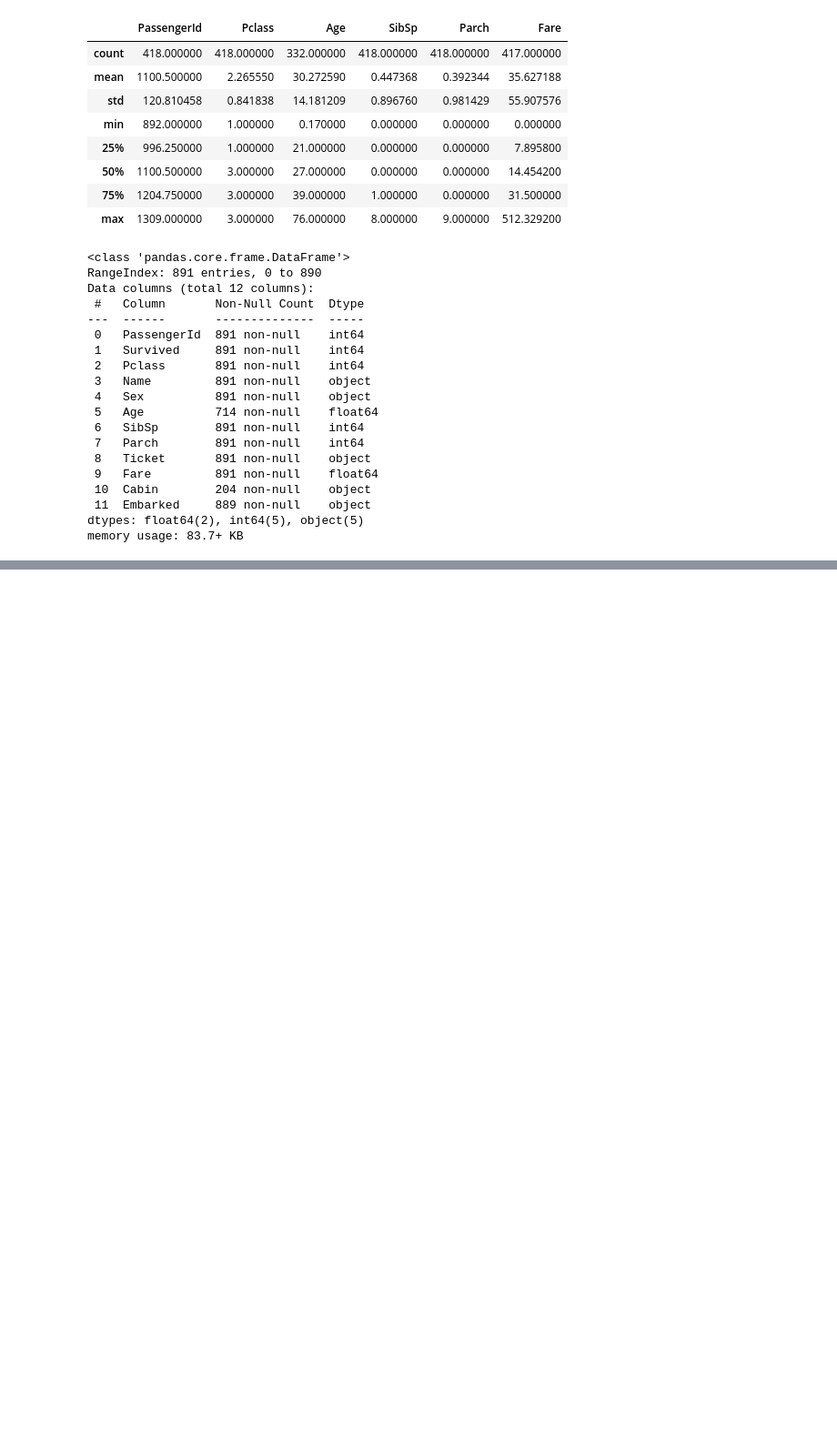
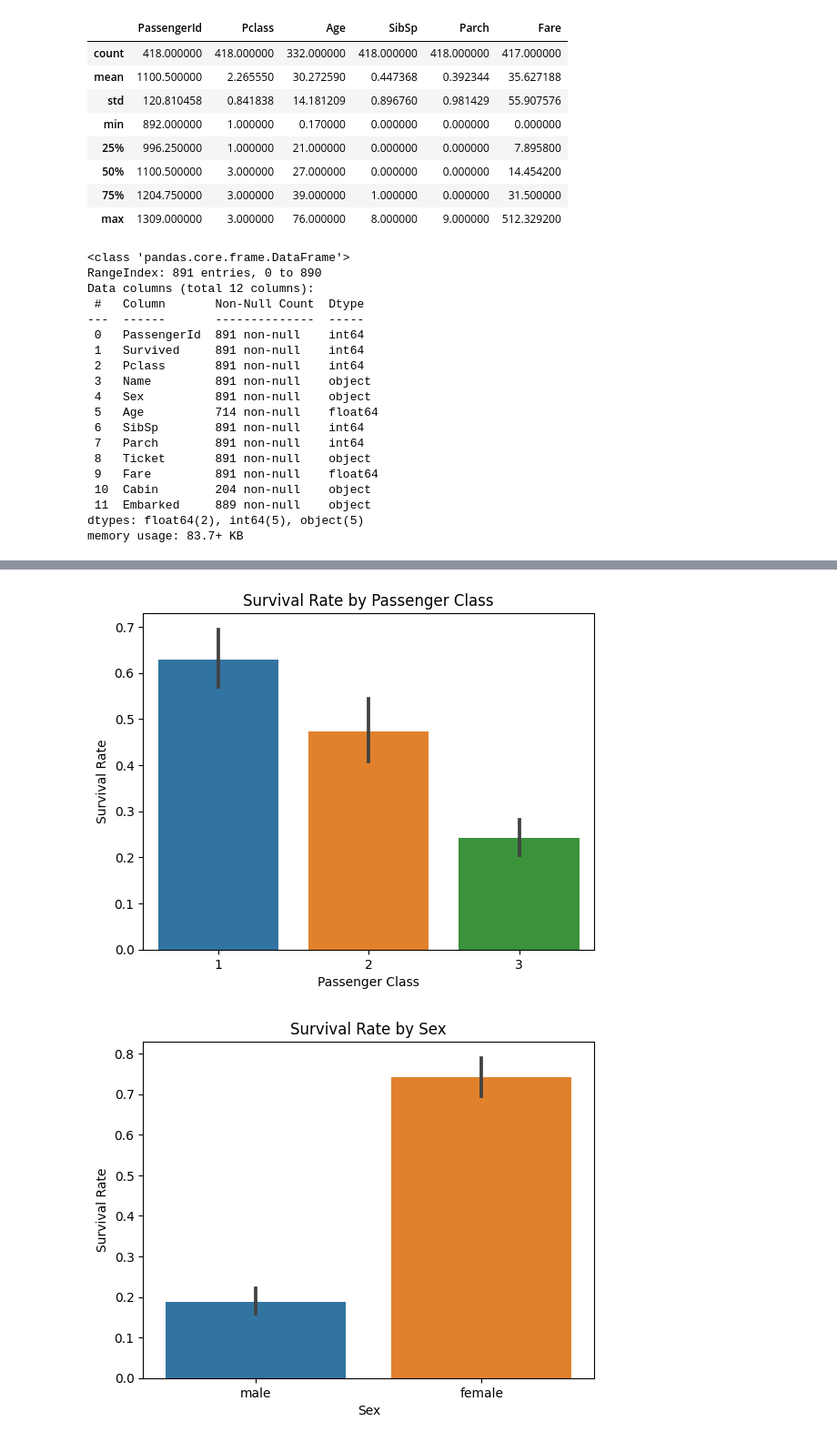
Before and after one commit to lunatic-bot/MLPracticeExercises, a Jupyter notebook: Titanic/titanic.ipynb, the cells around one changed output, grey strips where cells are left out. Shown at 91% size. Cells and saved outputs as stored; diff of their text form; code cells hidden in the pictures; blank space fills up the shorter version.

```diff
--- a/Titanic/titanic.ipynb
+++ b/Titanic/titanic.ipynb
@@ -121,0 +125,24 @@ KeyError: "['PassengerId', 'Name', 'Ticket', 'Cabin', 'Embarked'] not found in a
+# %%
+## survival rate by passenger class
+sns.barplot(x = 'Pclass', y = 'Survived', data = train_data)
+plt.title('Survival Rate by Passenger Class')
+plt.xlabel('Passenger Class')
+plt.ylabel('Survival Rate')
+plt.show()
+
+## survival rate by sex
+sns.barplot(x = 'Sex', y = 'Survived', data = train_data)
+plt.title('Survival Rate by Sex')
+plt.xlabel('Sex')
+plt.ylabel('Survival Rate')
+plt.show()
+
+## survival rate by age
+sns.histplot(x = 'Age', data = train_data, hue = 'Survived')
+plt.title('Survival Rate by Age')
+plt.xlabel('Age')
+plt.ylabel('Count')
+plt.show()
+# %% [output]
+[figure, added]
+[figure, added]
```
Also changed, not shown: parts of 8 cells of this notebook.
